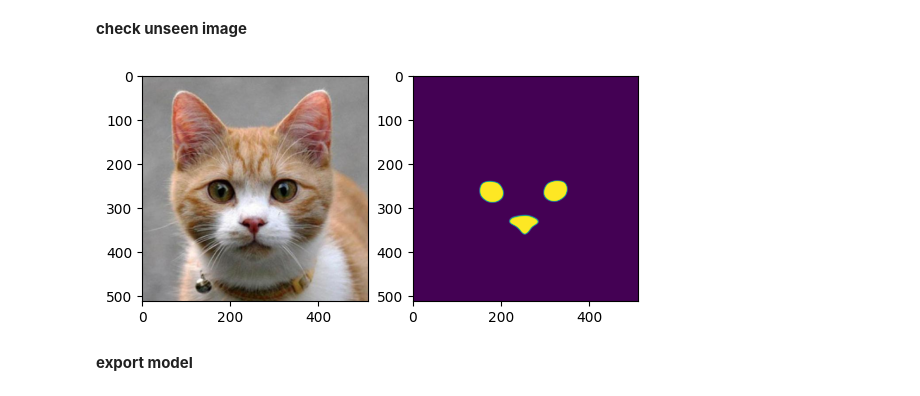
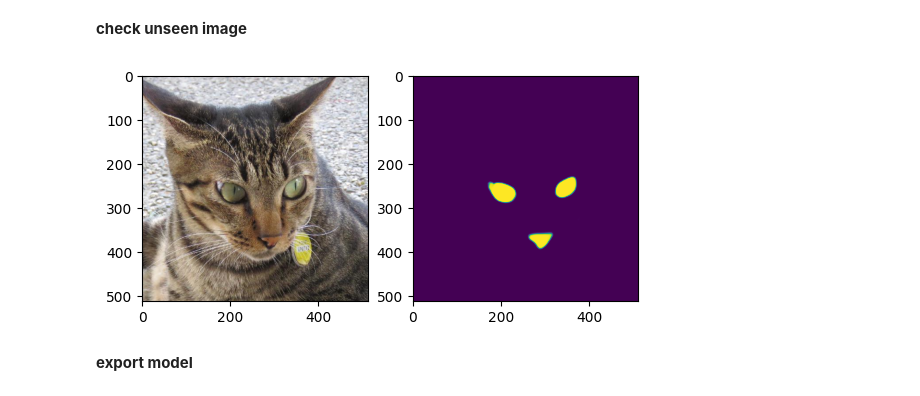
Before and after one commit to j2cry/boop-my-nose, a Jupyter notebook: model.ipynb, the cells around one changed output. Drawn from its saved outputs; the diff is of its cells as text; code cells hidden in the pictures.

```diff
--- a/model.ipynb
+++ b/model.ipynb
@@ -134,8 +134,8 @@ class Dataset(torch.utils.data.Dataset):
         mask = np.stack([_mask[tag].clip(0, 1) for tag in Tag])
         # apply augmentations
         if isinstance(self.augment, typing.Callable):
-            sample = self.augment(image=image, mask=mask)
-            image, mask = sample['image'], sample['mask']
+            sample = self.augment(image=image, mask=mask.transpose(1, 2, 0))
+            image, mask = sample['image'], sample['mask'].transpose(2, 0, 1)
         # cast to Tensor
         return (
             torch.as_tensor(image, dtype=self.dtype).permute(2, 0, 1),
@@ -315,8 +321,8 @@ valid_loader = torch.utils.data.DataLoader(valid_dataset, batch_size=BATCH_SIZE,
 # %%
 torch.manual_seed(11)
 # pretrained = smp.Linknet(encoder_name='resnet34', encoder_depth=5, classes=1, activation='sigmoid')
-pretrained = smp.Unet(encoder_name='resnet34', encoder_depth=4, decoder_channels=(256, 128, 64, 32), classes=2, activation='sigmoid')
-# pretrained = smp.Unet(encoder_name='resnet34', encoder_depth=5, classes=2, activation='sigmoid')
+# pretrained = smp.Unet(encoder_name='resnet34', encoder_depth=4, decoder_channels=(256, 128, 64, 32), classes=2, activation='sigmoid')
+pretrained = smp.Unet(encoder_name='resnet34', encoder_depth=5, classes=2, activation='sigmoid')
 net = Trainable(pretrained, None).to(device)
 
 optimizer = torch.optim.Adam(net._model.parameters(), lr=0.001)
@@ -324,7 +330,7 @@ optimizer = torch.optim.Adam(net._model.parameters(), lr=0.001)
 criterion = torch.nn.BCELoss()
 # criterion = smp.losses.SoftBCEWithLogitsLoss()
 
-net.fit(train_loader, optimizer, criterion, epochs=25, valid_loader=valid_loader)
+net.fit(train_loader, optimizer, criterion, epochs=10, valid_loader=valid_loader)
 # %% [output]
 Done.
 # %% [markdown]
@@ -343,21 +349,21 @@ dataset.show_item(idx, mask, figsize=(10, 3.5))
 # %% [markdown]
 **check unseen image**
 # %%
-path = DATAPATH.joinpath('cat/flickr_cat_000526.jpg')
+path = DATAPATH.joinpath('cat/pixabay_cat_002185.jpg')
 image = torch.as_tensor(np.array(Image.open(path)), dtype=torch.float32)
 
 pred = net(image.permute(2, 0, 1).reshape(1, *image.shape[::-1]).to(device))
 pred = pred.reshape(mask.shape).detach().cpu()
 
 fig, ax = plt.subplots(1, 2)
 
 ax[0].imshow(image.int())
 ax[1].imshow(pred.sum(axis=0))
 # ax[1].imshow(pred[1] > 0.5)
 
 plt.show()
 # %% [output]
-[figure, old version]
+[figure, new version]
 # %% [markdown]
 **export model**
 # %%
```
Also changed, not shown: parts of 5 cells of this notebook.
